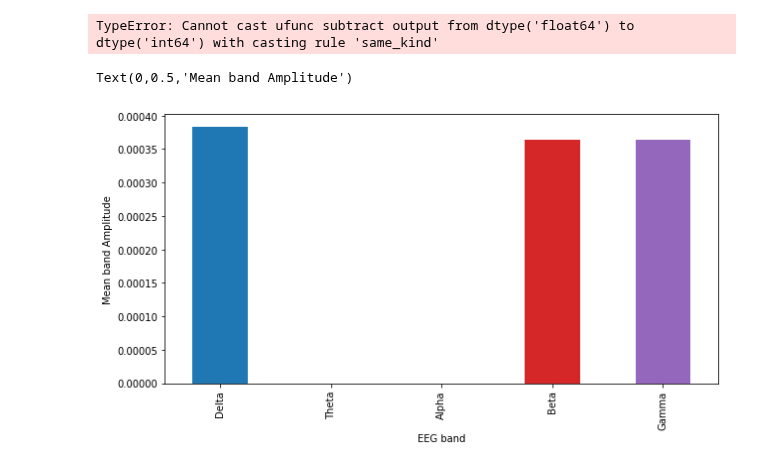
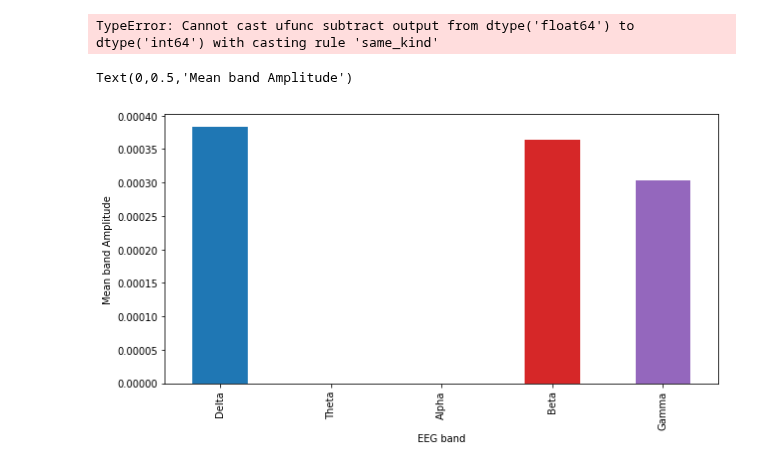
Before and after one commit to edrias/seniorprojecteeg, a Jupyter notebook: Tarekul_Workspace/capstone2/dimension_reduct.ipynb, the cells around one changed output. Saved outputs shown, nothing was run; the diff lists cells and outputs as text; code cells hidden in the pictures.

Commit message:
mean band amplitude gamma beta delta

```diff
--- a/Tarekul_Workspace/capstone2/dimension_reduct.ipynb
+++ b/Tarekul_Workspace/capstone2/dimension_reduct.ipynb
@@ -311,33 +311,33 @@ fs = 512                                # Sampling rate (512 Hz)
 data = pca_data  # 2 sec of data b/w 0.0-100.0
 
 # Get real amplitudes of FFT (only in postive frequencies)
 fft_vals = np.absolute(np.fft.rfft(data))
 
 # Get frequencies for amplitudes in Hz
 fft_freq = np.fft.rfftfreq(len(data), 1.0/fs)
 
 # Define EEG bands
 eeg_bands = {'Delta': (0, 4),
-             'Theta': (4, 8),
+             'Theta': (4, 7),
              'Alpha': (8, 12),
              'Beta': (12, 30),
-             'Gamma': (30, 45)}
+             'Gamma': (30, 100)}
 
 # Take the mean of the fft amplitude for each EEG band
 eeg_band_fft = dict()
 for band in eeg_bands:
     freq_ix = np.where((fft_freq >= eeg_bands[band][0]) &
                        (fft_freq <= eeg_bands[band][1]))[0]
     eeg_band_fft[band] = np.mean(fft_vals[freq_ix])
 
 # Plot the data (using pandas here cause it's easy)
 import pandas as pd
 df = pd.DataFrame(columns=['band', 'val'])
 df['band'] = eeg_bands.keys()
 df['val'] = [eeg_band_fft[band] for band in eeg_bands]
 ax = df.plot.bar(x='band', y='val', legend=False)
 ax.set_xlabel("EEG band")
 ax.set_ylabel("Mean band Amplitude")
 # %% [output]
 Text(0,0.5,'Mean band Amplitude')
-[figure, old version]
+[figure, new version]
```
